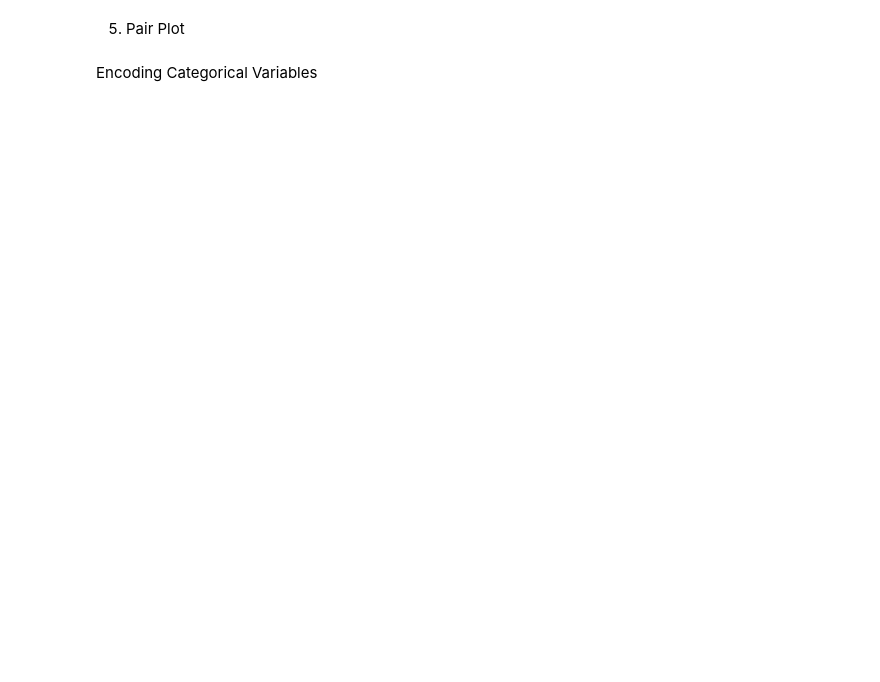
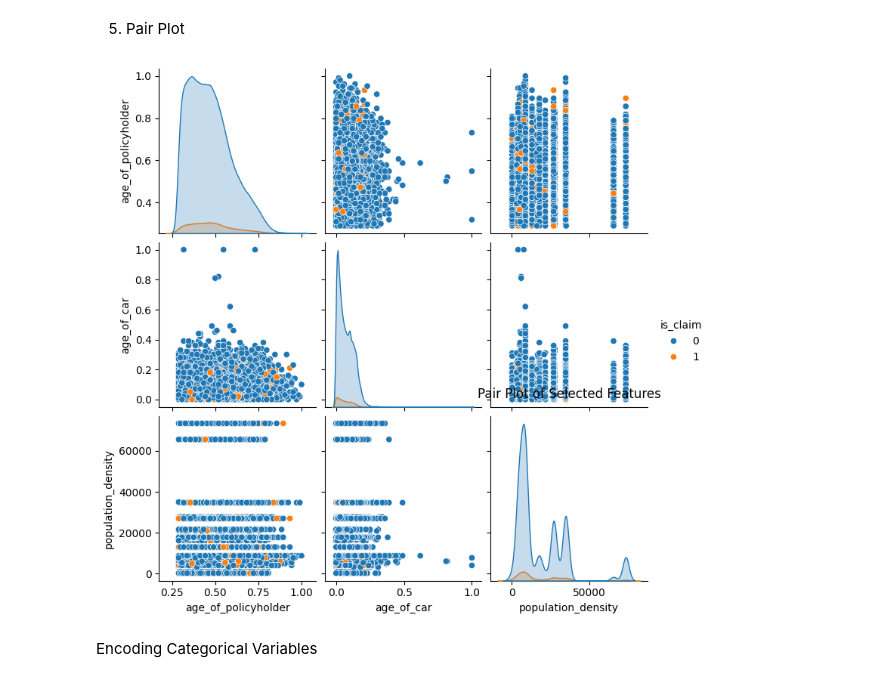
Before and after one commit to aimeele97/insurance_claim_analysis_model, a Jupyter notebook: insuranceclaim.ipynb, the cells around one changed output. Cells and saved outputs as stored; diff of their text form; code cells hidden in the pictures; blank space fills up the shorter version.

```diff
--- a/insuranceclaim.ipynb
+++ b/insuranceclaim.ipynb
@@ -255,13 +334,15 @@ Index(['policy_id', 'area_cluster', 'segment', 'model', 'fuel_type',
 # %% [markdown]
 5. Pair Plot
 # %%
-# # Select a subset of features for pair plot
-# subset = df[['age_of_policyholder', 'age_of_car', 'population_density', 'is_claim']]
+# pair plot for 'age_of_policyholder', 'age_of_car', 'population_density', 'is_claim'
+subset = df[['age_of_policyholder', 'age_of_car', 'population_density', 'is_claim']]
 
-# # Create a pair plot
-# sns.pairplot(subset, hue='is_claim', diag_kind='kde')
-# plt.title('Pair Plot of Selected Features')
-# plt.show()
+# Create a pair plot
+sns.pairplot(subset, hue='is_claim', diag_kind='kde')
+plt.title('Pair Plot of Selected Features')
+plt.show()
+# %% [output]
+[figure, added]
 # %% [markdown]
 Encoding Categorical Variables
 # %%
```
Also changed, not shown: parts of 17 cells of this notebook.
